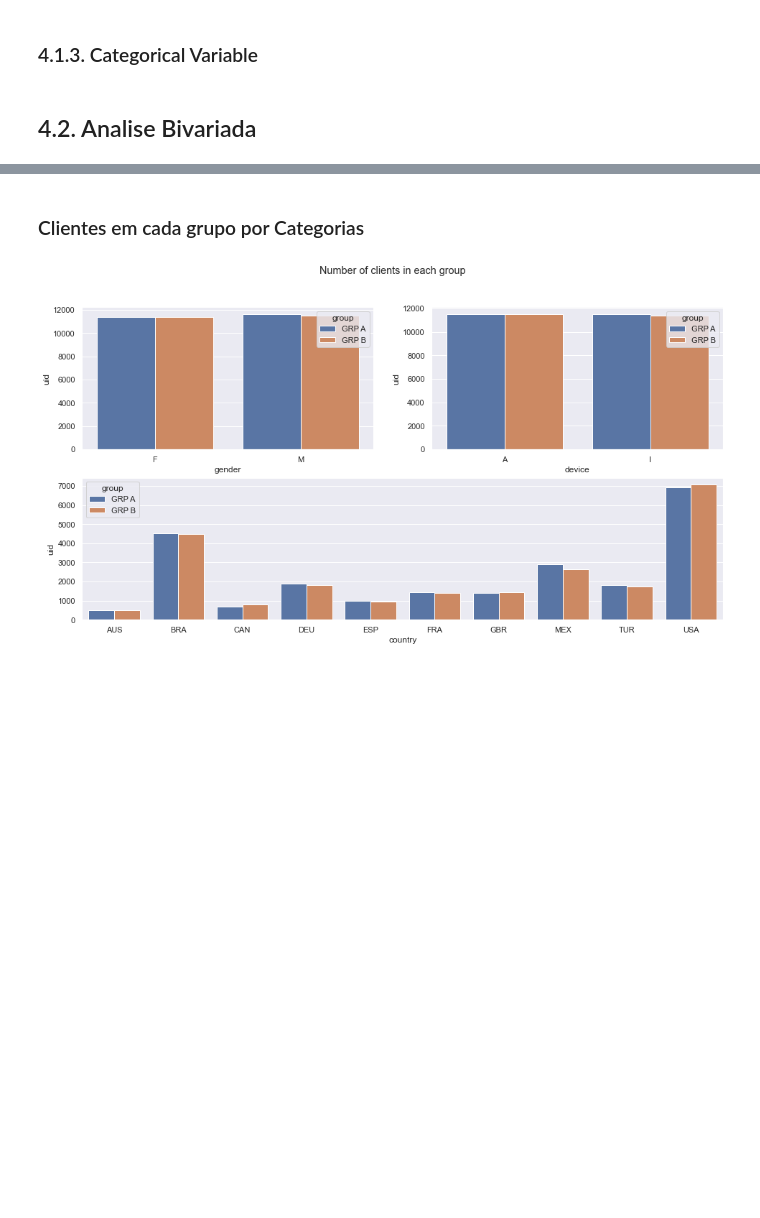
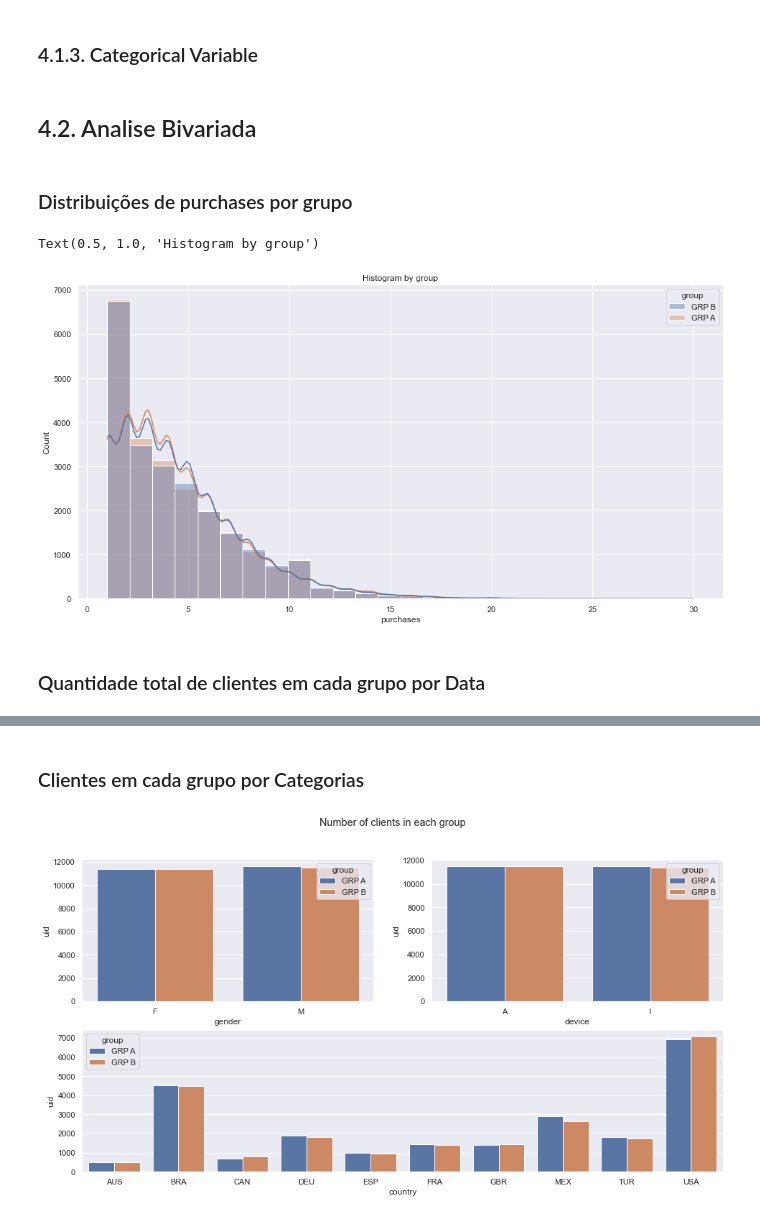
Before and after one commit to miguelzph/ab_test, a Jupyter notebook: notebooks/c01_ab_test.ipynb, the cells around one changed output, grey strips where cells are left out. Cells and saved outputs as stored; diff of their text form; code cells hidden in the pictures; blank space fills up the shorter version.

```diff
--- a/notebooks/c01_ab_test.ipynb
+++ b/notebooks/c01_ab_test.ipynb
@@ -258,3 +258,18 @@ df4 = df3.copy()
 ### 4.1.3. Categorical Variable
 # %% [markdown]
 ## 4.2. Analise Bivariada
+# %% [markdown]
+### Distribuições de purchases por grupo
+# %%
+sns.histplot(df4,
+             x='purchases',
+             hue='group',
+             bins=len(df4['purchases'].unique()),
+             kde=True,
+             alpha=0.4,
+             palette='deep').set_title('Histogram by group')
+# %% [output]
+Text(0.5, 1.0, 'Histogram by group')
+[figure, added]
+# %% [markdown]
+###  Quantidade total de clientes em cada grupo por Data
```
Also changed, not shown: parts of 14 cells of this notebook.
